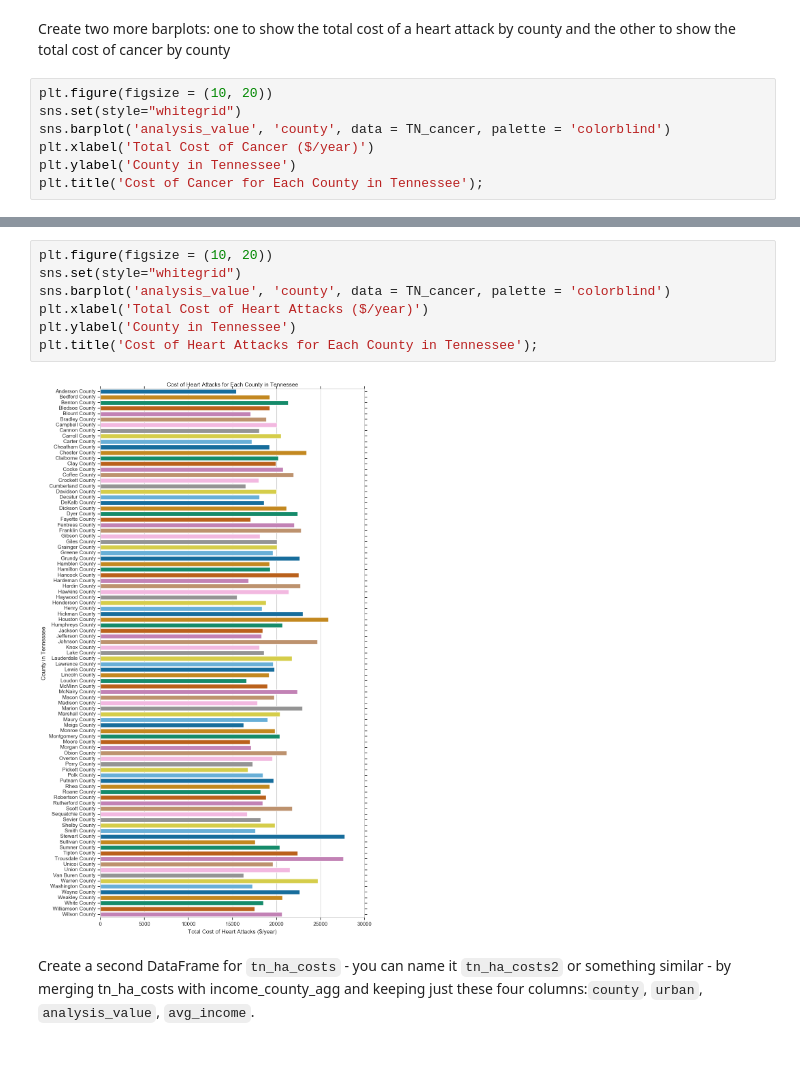
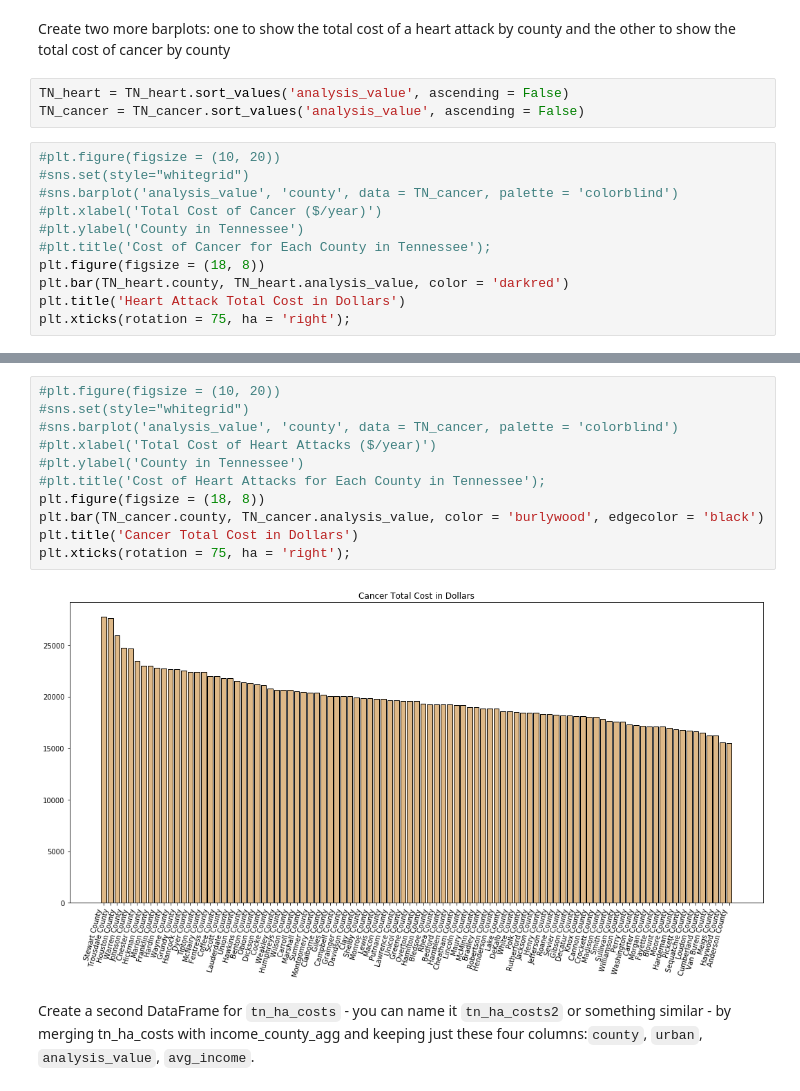
Before and after one commit to staufferalexander/vanderbilt-data-essentials-cohort-2, a Jupyter notebook: Class1_HCcosts_Sept4.19.ipynb, the cells around one changed output, grey strips where cells are left out. Saved outputs shown, nothing was run; the diff lists cells and outputs as text; blank space fills up the shorter version.

```diff
--- a/Class1_HCcosts_Sept4.19.ipynb
+++ b/Class1_HCcosts_Sept4.19.ipynb
@@ -447,10 +487,17 @@ plt.title('Average Income for Each County in Tennessee');
 # %% [markdown]
 Create two more barplots: one to show the total cost of a heart attack by county and the other to show the total cost of cancer by county
+# %%
+TN_heart = TN_heart.sort_values('analysis_value', ascending = False)
+TN_cancer = TN_cancer.sort_values('analysis_value', ascending = False)
 # %%
-plt.figure(figsize = (10, 20))
-sns.set(style="whitegrid")
-sns.barplot('analysis_value', 'county', data = TN_cancer, palette = 'colorblind')
-plt.xlabel('Total Cost of Cancer ($/year)')
-plt.ylabel('County in Tennessee')
-plt.title('Cost of Cancer for Each County in Tennessee');
+#plt.figure(figsize = (10, 20))
+#sns.set(style="whitegrid")
+#sns.barplot('analysis_value', 'county', data = TN_cancer, palette = 'colorblind')
+#plt.xlabel('Total Cost of Cancer ($/year)')
+#plt.ylabel('County in Tennessee')
+#plt.title('Cost of Cancer for Each County in Tennessee');
+plt.figure(figsize = (18, 8))
+plt.bar(TN_heart.county, TN_heart.analysis_value, color = 'darkred')
+plt.title('Heart Attack Total Cost in Dollars')
+plt.xticks(rotation = 75, ha = 'right');
 # %% [output]
@@ -458,12 +505,16 @@ plt.title('Cost of Cancer for Each County in Tennessee');
 # %%
-plt.figure(figsize = (10, 20))
-sns.set(style="whitegrid")
-sns.barplot('analysis_value', 'county', data = TN_cancer, palette = 'colorblind')
-plt.xlabel('Total Cost of Heart Attacks ($/year)')
-plt.ylabel('County in Tennessee')
-plt.title('Cost of Heart Attacks for Each County in Tennessee');
+#plt.figure(figsize = (10, 20))
+#sns.set(style="whitegrid")
+#sns.barplot('analysis_value', 'county', data = TN_cancer, palette = 'colorblind')
+#plt.xlabel('Total Cost of Heart Attacks ($/year)')
+#plt.ylabel('County in Tennessee')
+#plt.title('Cost of Heart Attacks for Each County in Tennessee');
+plt.figure(figsize = (18, 8))
+plt.bar(TN_cancer.county, TN_cancer.analysis_value, color = 'burlywood', edgecolor = 'black')
+plt.title('Cancer Total Cost in Dollars')
+plt.xticks(rotation = 75, ha = 'right');
 # %% [output]
-[figure, old version]
+[figure, new version]
 # %% [markdown]
 Create a second DataFrame for `tn_ha_costs` - you can name it `tn_ha_costs2` or something similar - by merging tn_ha_costs with income_county_agg and keeping just these four columns:`county`, `urban`, `analysis_value`, `avg_income`.
 # %%
```
Also changed, not shown: parts of 131 cells of this notebook.
